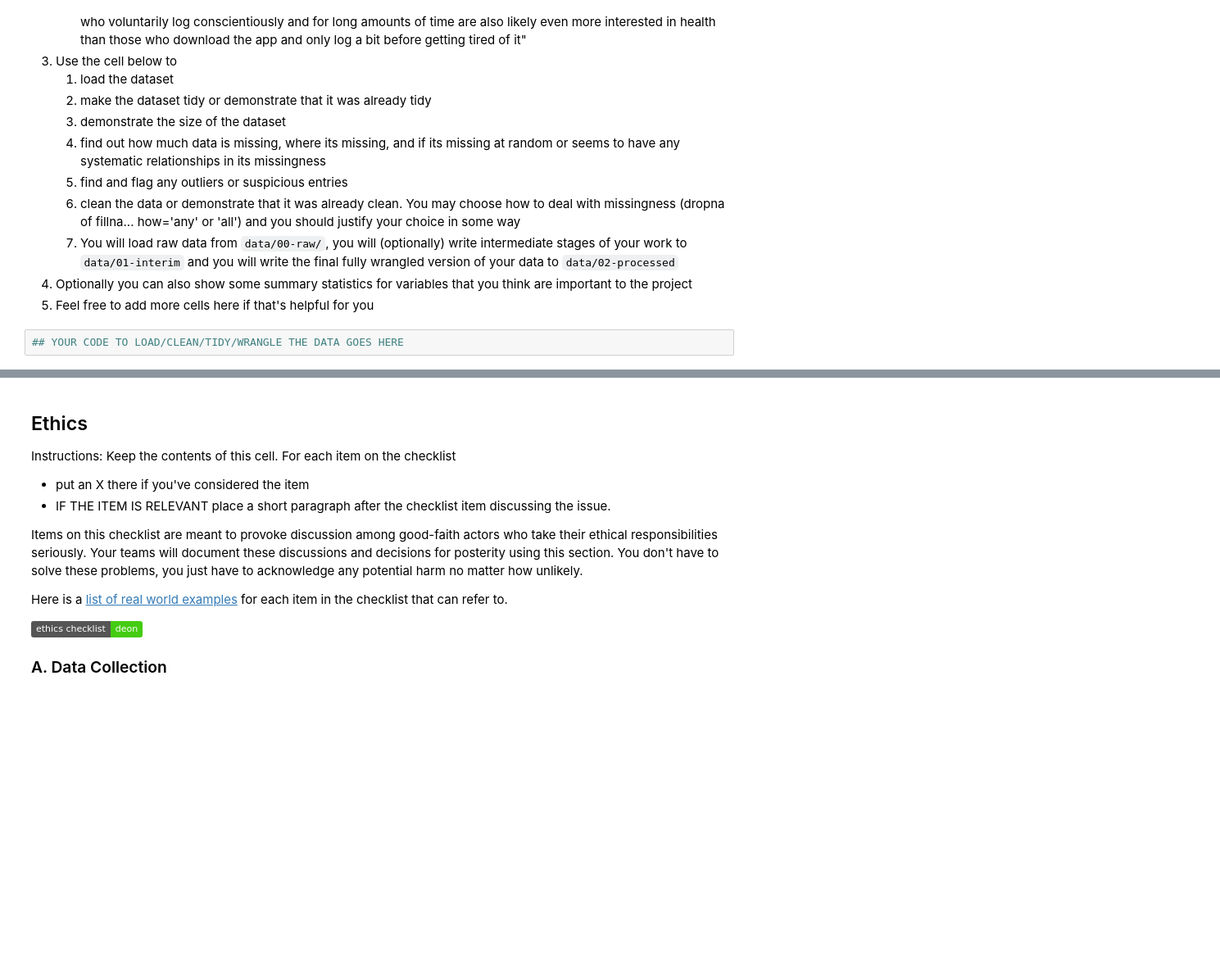
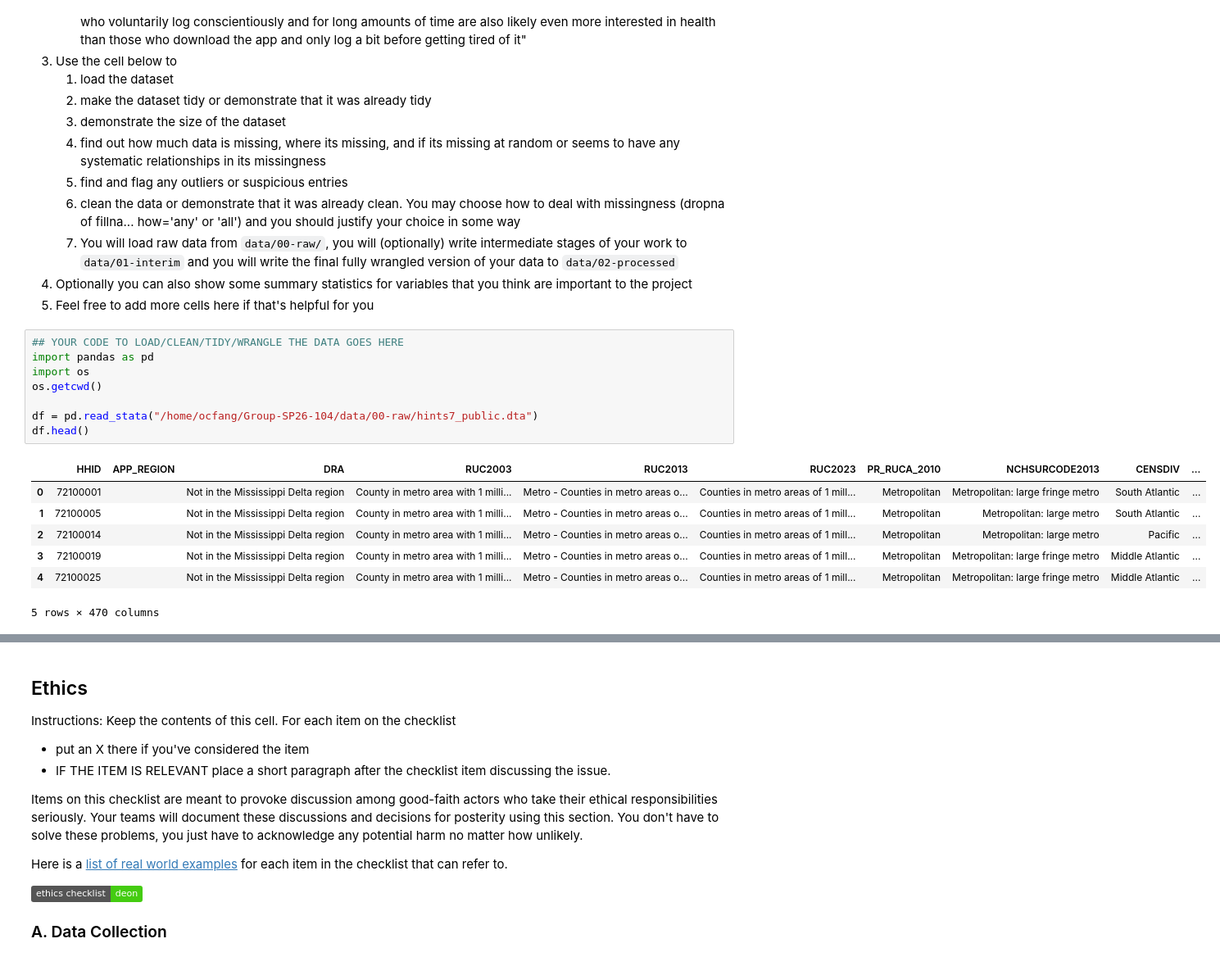
Before and after one commit to COGS108/Group-SP26-104, a Jupyter notebook: 01-DataCheckpoint.ipynb, the cells around one changed output, grey strips where cells are left out. Shown at 82% size. Saved outputs shown, nothing was run; the diff lists cells and outputs as text; badges without logos; blank space fills up the shorter version.

```diff
--- a/01-DataCheckpoint.ipynb
+++ b/01-DataCheckpoint.ipynb
@@ -149,3 +181,17 @@ Instructions:
 5. Feel free to add more cells here if that's helpful for you
 # %%
 ## YOUR CODE TO LOAD/CLEAN/TIDY/WRANGLE THE DATA GOES HERE
+import pandas as pd
+import os
+os.getcwd()
+
+df = pd.read_stata("/home/ocfang/Group-SP26-104/data/00-raw/hints7_public.dta")
+df.head()
+# %% [output]
+|  | HHID | APP_REGION | DRA | RUC2003 | RUC2013 | RUC2023 | PR_RUCA_2010 | NCHSURCODE2013 | CENSDIV | ... |
+| 0 | 72100001 |  | Not in the Mississippi Delta region | County in metro area with 1 milli... | Metro - Counties in metro areas o... | Counties in metro areas of 1 mill... | Metropolitan | Metropolitan: large fringe metro | South Atlantic | ... |
+| 1 | 72100005 |  | Not in the Mississippi Delta region | County in metro area with 1 milli... | Metro - Counties in metro areas o... | Counties in metro areas of 1 mill... | Metropolitan | Metropolitan: large metro | South Atlantic | ... |
+| 2 | 72100014 |  | Not in the Mississippi Delta region | County in metro area with 1 milli... | Metro - Counties in metro areas o... | Counties in metro areas of 1 mill... | Metropolitan | Metropolitan: large metro | Pacific | ... |
+| 3 | 72100019 |  | Not in the Mississippi Delta region | County in metro area with 1 milli... | Metro - Counties in metro areas o... | Counties in metro areas of 1 mill... | Metropolitan | Metropolitan: large fringe metro | Middle Atlantic | ... |
+| 4 | 72100025 |  | Not in the Mississippi Delta region | County in metro area with 1 milli... | Metro - Counties in metro areas o... | Counties in metro areas of 1 mill... | Metropolitan | Metropolitan: large fringe metro | Middle Atlantic | ... |
+5 rows × 470 columns
```
Also changed, not shown: parts of 13 cells of this notebook, 2 other files.
